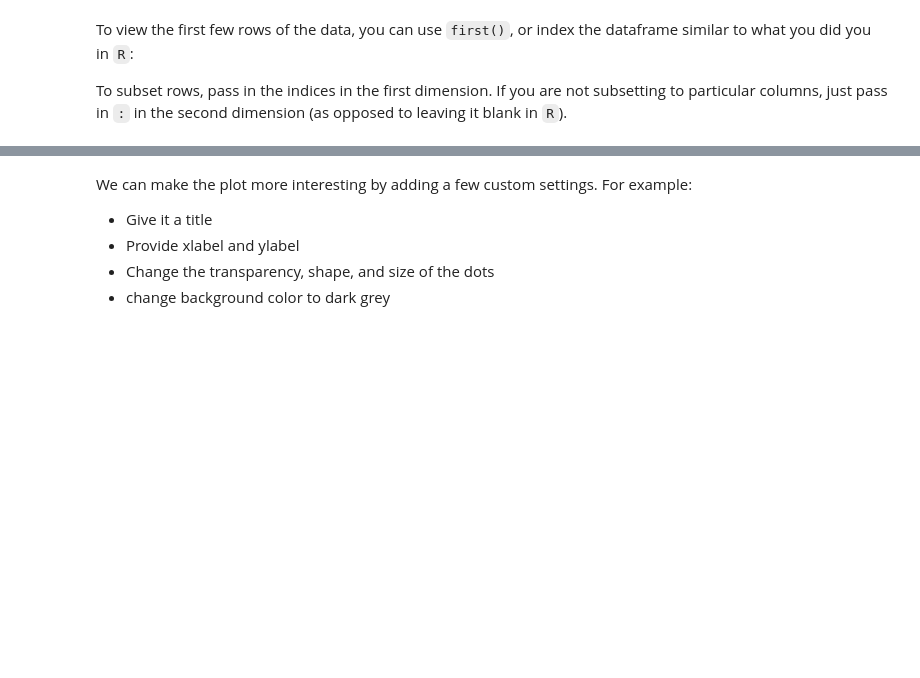
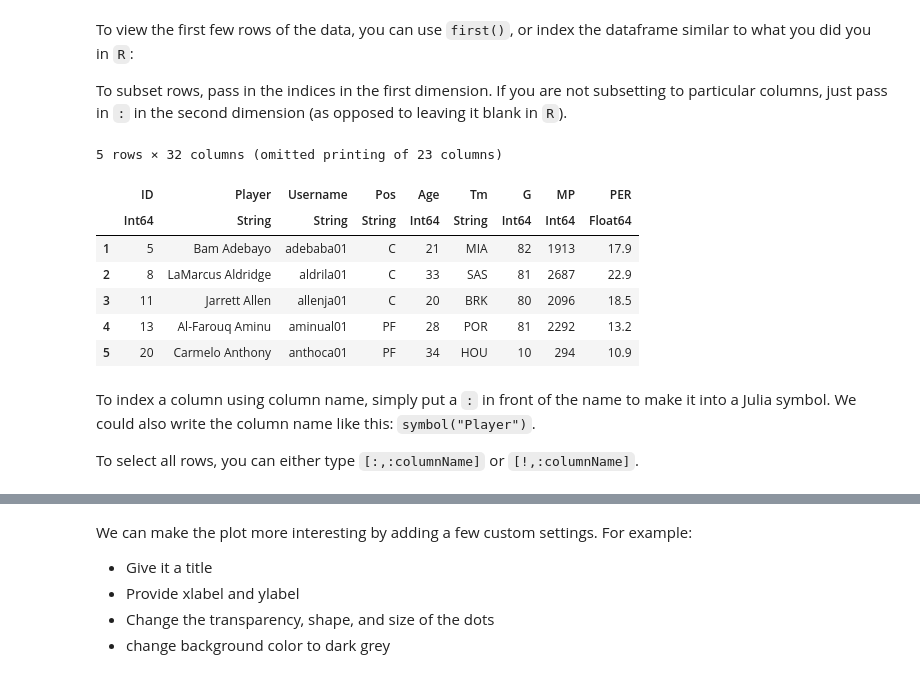
Before and after one commit to leobix/mban22_software_tools, a Jupyter notebook: Orientation/session3_JuliaJuMP/Session3_IntroJulia (complete).ipynb, the cells around one changed output, grey strips where cells are left out. Cells and saved outputs as stored; diff of their text form; code cells hidden in the pictures; blank space fills up the shorter version.

```diff
--- a/Orientation/session3_JuliaJuMP/Session3_IntroJulia (complete).ipynb
+++ b/Orientation/session3_JuliaJuMP/Session3_IntroJulia (complete).ipynb
@@ -125,5 +161,14 @@ To view the first few rows of the data, you can use `first()`, or index the data
 
 To subset rows, pass in the indices in the first dimension. If you are not subsetting to particular columns, just pass in ``:`` in the second dimension (as opposed to leaving it blank in `R`).
 # %%
-iris[1:5,:]
-first(iris,5)
+df[1:5,:]
+first(df,5)
+# %% [output]
+5 rows × 32 columns (omitted printing of 23 columns)
+|  | ID | Player | Username | Pos | Age | Tm | G | MP | PER |
+|  | Int64 | String | String | String | Int64 | String | Int64 | Int64 | Float64 |
+| 1 | 5 | Bam Adebayo | adebaba01 | C | 21 | MIA | 82 | 1913 | 17.9 |
+| 2 | 8 | LaMarcus Aldridge | aldrila01 | C | 33 | SAS | 81 | 2687 | 22.9 |
+| 3 | 11 | Jarrett Allen | allenja01 | C | 20 | BRK | 80 | 2096 | 18.5 |
+| 4 | 13 | Al-Farouq Aminu | aminual01 | PF | 28 | POR | 81 | 2292 | 13.2 |
+| 5 | 20 | Carmelo Anthony | anthoca01 | PF | 34 | HOU | 10 | 294 | 10.9 |
@@ -142,0 +175,6 @@ join(iris, species_price, on = :Species, kind = :left)
+# %% [markdown]
+To index a column using column name, simply put a `:` in front of the name to make it into a Julia symbol.
+We could also write the column name like this: `symbol("Player")`.
+
+
+To select all rows, you can either type `[:,:columnName]` or `[!,:columnName]`.
```
Also changed, not shown: parts of 34 cells of this notebook, 6 other files.
